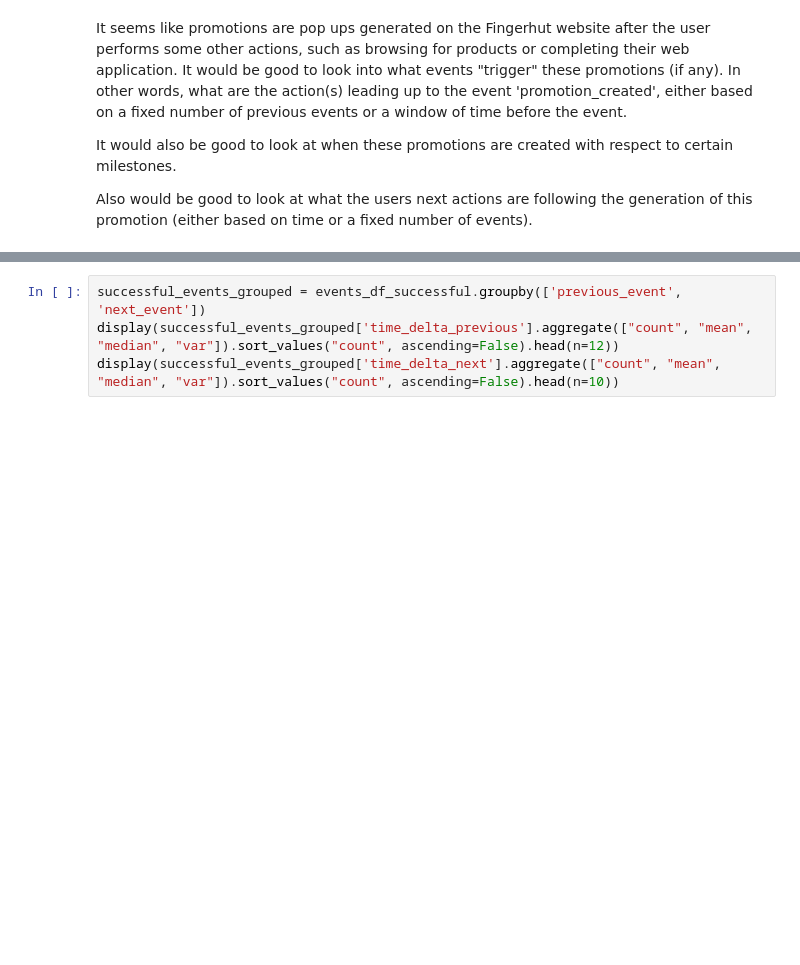
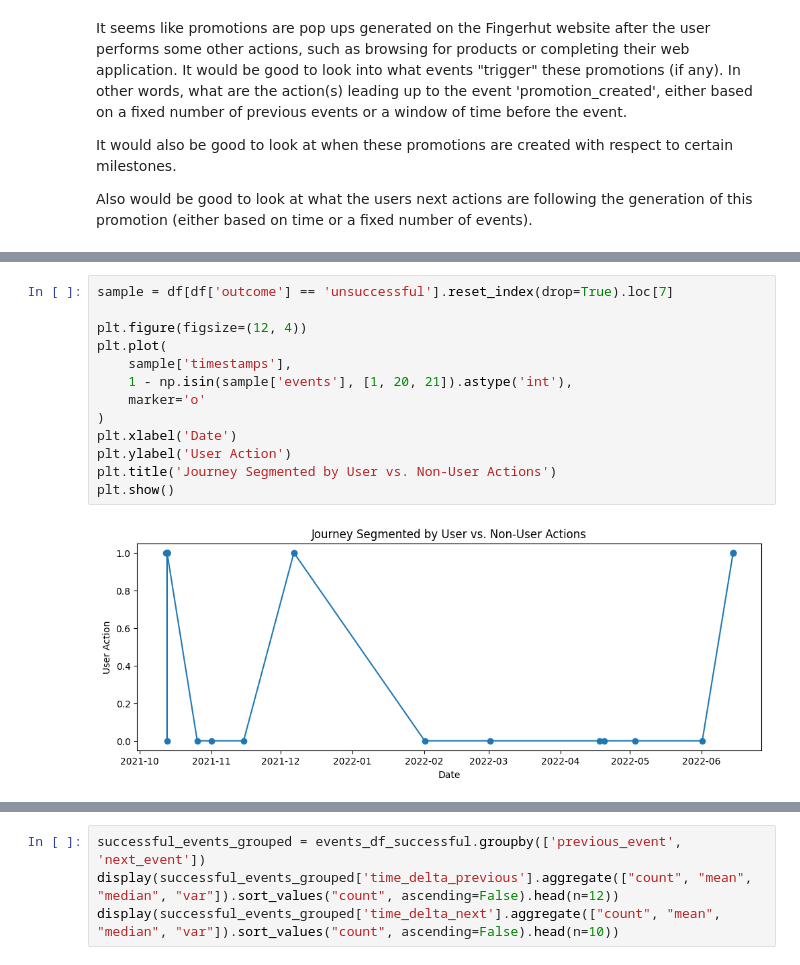
Before and after one commit to yubenjamin2022/UCLAStatsM148, a Jupyter notebook: promotions_eda.ipynb, the cells around one changed output, grey strips where cells are left out. Saved outputs shown, nothing was run; the diff lists cells and outputs as text; blank space fills up the shorter version.

```diff
--- a/promotions_eda.ipynb
+++ b/promotions_eda.ipynb
@@ -44,0 +43,15 @@ events_df_successful = pd.DataFrame({
+# %%
+sample = df[df['outcome'] == 'unsuccessful'].reset_index(drop=True).loc[7]
+
+plt.figure(figsize=(12, 4))
+plt.plot(
+    sample['timestamps'],
+    1 - np.isin(sample['events'], [1, 20, 21]).astype('int'),
+    marker='o'
+)
+plt.xlabel('Date')
+plt.ylabel('User Action')
+plt.title('Journey Segmented by User vs. Non-User Actions')
+plt.show()
+# %% [output]
+[figure, added]
```
Also changed, not shown: parts of 57 cells of this notebook, 1 other file.
